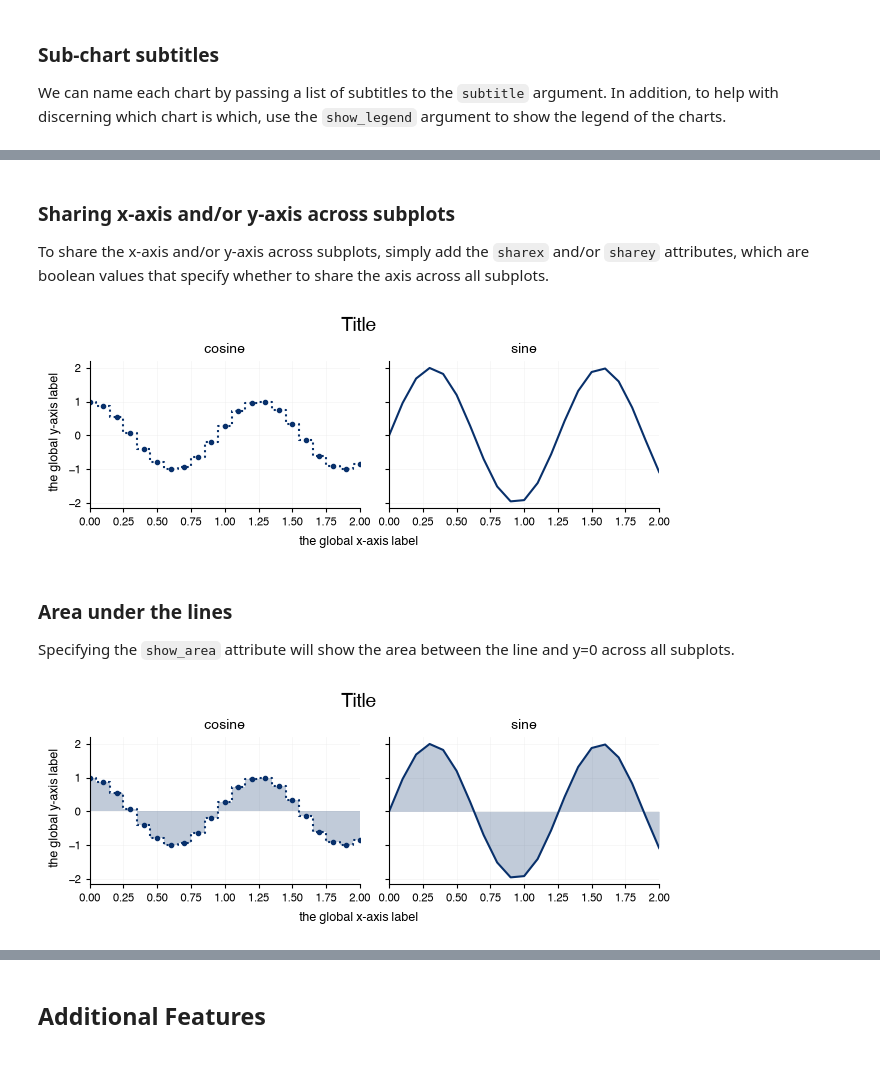
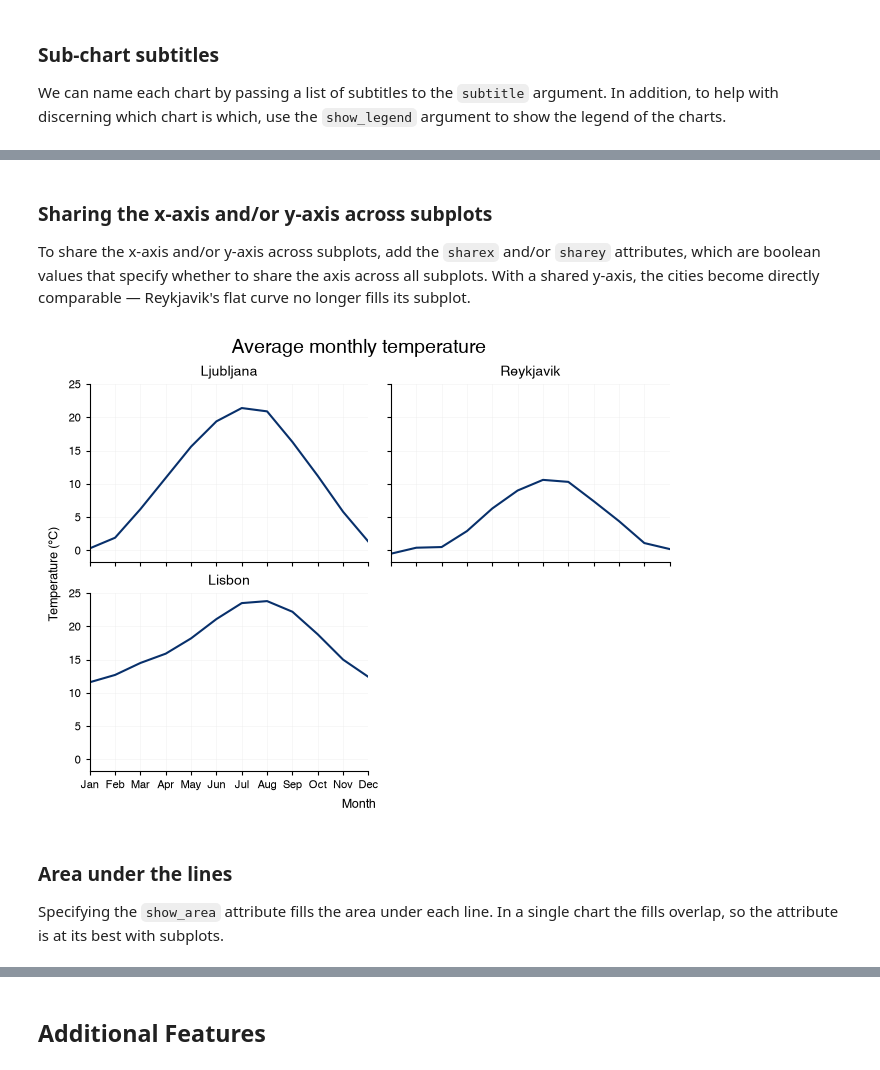
Before and after one commit to eriknovak/datachart, a Jupyter notebook: docs/how-to-guides/charts/linechart.ipynb, the cells around one changed output, grey strips where cells are left out. Saved outputs shown, nothing was run; the diff lists cells and outputs as text; code cells hidden in the pictures.

```diff
--- a/docs/how-to-guides/charts/linechart.ipynb
+++ b/docs/how-to-guides/charts/linechart.ipynb
@@ -353,64 +467,28 @@ LineChart(
 # %% [markdown]
-### Sharing x-axis and/or y-axis across subplots
+### Sharing the x-axis and/or y-axis across subplots
 
-To share the x-axis and/or y-axis across subplots, simply add the `sharex` and/or `sharey` attributes, which are boolean values that specify whether to share the axis across all subplots.
+To share the x-axis and/or y-axis across subplots, add the `sharex` and/or `sharey` attributes, which are boolean values that specify whether to share the axis across all subplots. With a shared y-axis, the cities become directly comparable — Reykjavik's flat curve no longer fills its subplot.
 # %%
 LineChart(
-    data=[
-        [{"x": x / 10, "y": np.cos(x / 2)} for x in range(21)],
-        [{"x": x / 10, "y": 2 * np.sin(x / 2)} for x in range(21)],
-    ],
-    style=[
-        {
-            "plot_line_style": LINE_STYLE.DOTTED,
-            "plot_line_marker": LINE_MARKER.POINT,
-            "plot_line_drawstyle": LINE_DRAW_STYLE.STEPS_MID,
-        },
-        None,
-    ],
-    subtitle=["cosine", "sine"],
-    title="Title",
-    xlabel="the global x-axis label",
-    ylabel="the global y-axis label",
-    figsize=FIG_SIZE.FULL_SHORT,
+    data=temperature_by_city,
+    subtitle=CITIES,
+    title="Average monthly temperature",
+    xlabel="Month",
+    ylabel="Temperature (°C)",
+    xticks=MONTH_TICKS,
+    xticklabels=MONTHS,
+    figsize=FIG_SIZE.FULL_MEDIUM,
     show_grid=SHOW_GRID.BOTH,
     subplots=True,
-    # share the x-axis across all subplots
+    max_cols=2,
+    # share the x-axis across subplots
     sharex=True,
-    # share the y-axis across all subplots
+    # share the y-axis across subplots
     sharey=True,
 ).show()
 # %% [output]
-[figure, old version]
+[figure, new version]
 # %% [markdown]
 ### Area under the lines
 
-Specifying the `show_area` attribute will show the area between the line and y=0 across all subplots.
+Specifying the `show_area` attribute fills the area under each line. In a single chart the fills overlap, so the attribute is at its best with subplots.
-# %%
-LineChart(
-    data=[
-        [{"x": x / 10, "y": np.cos(x / 2)} for x in range(21)],
-        [{"x": x / 10, "y": 2 * np.sin(x / 2)} for x in range(21)],
-    ],
-    style=[
-        {
-            "plot_line_style": LINE_STYLE.DOTTED,
-            "plot_line_marker": LINE_MARKER.POINT,
-            "plot_line_drawstyle": LINE_DRAW_STYLE.STEPS_MID,
-        },
-        None,
-    ],
-    subtitle=["cosine", "sine"],
-    title="Title",
-    xlabel="the global x-axis label",
-    ylabel="the global y-axis label",
-    figsize=FIG_SIZE.FULL_SHORT,
-    show_grid=SHOW_GRID.BOTH,
-    subplots=True,
-    sharex=True,
-    sharey=True,
-    # show area between the line and y=0 for all subplots
-    show_area=True,
-).show()
-# %% [output]
-[figure, removed]
```
Also changed, not shown: parts of 75 cells of this notebook, 1 other file.
